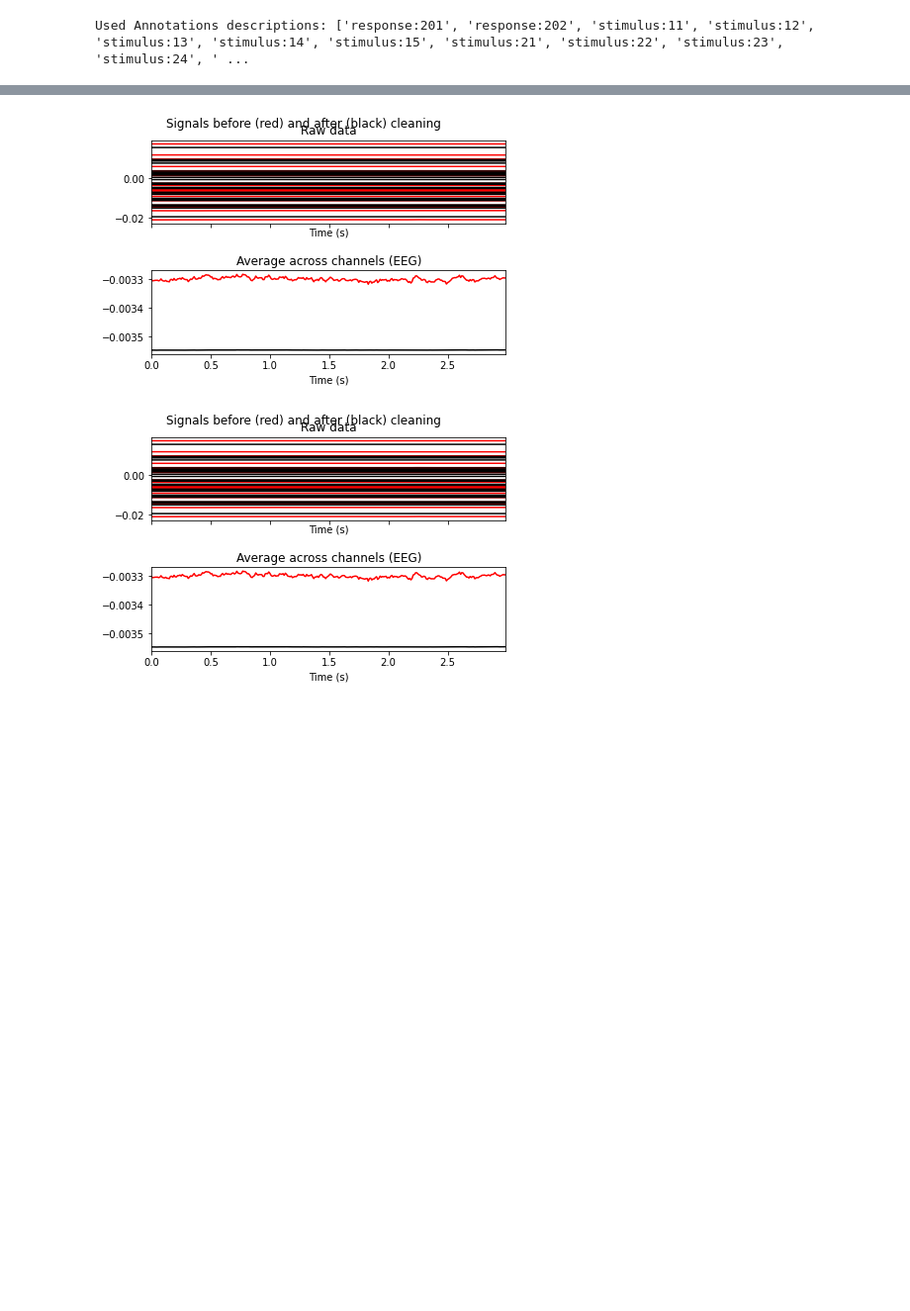
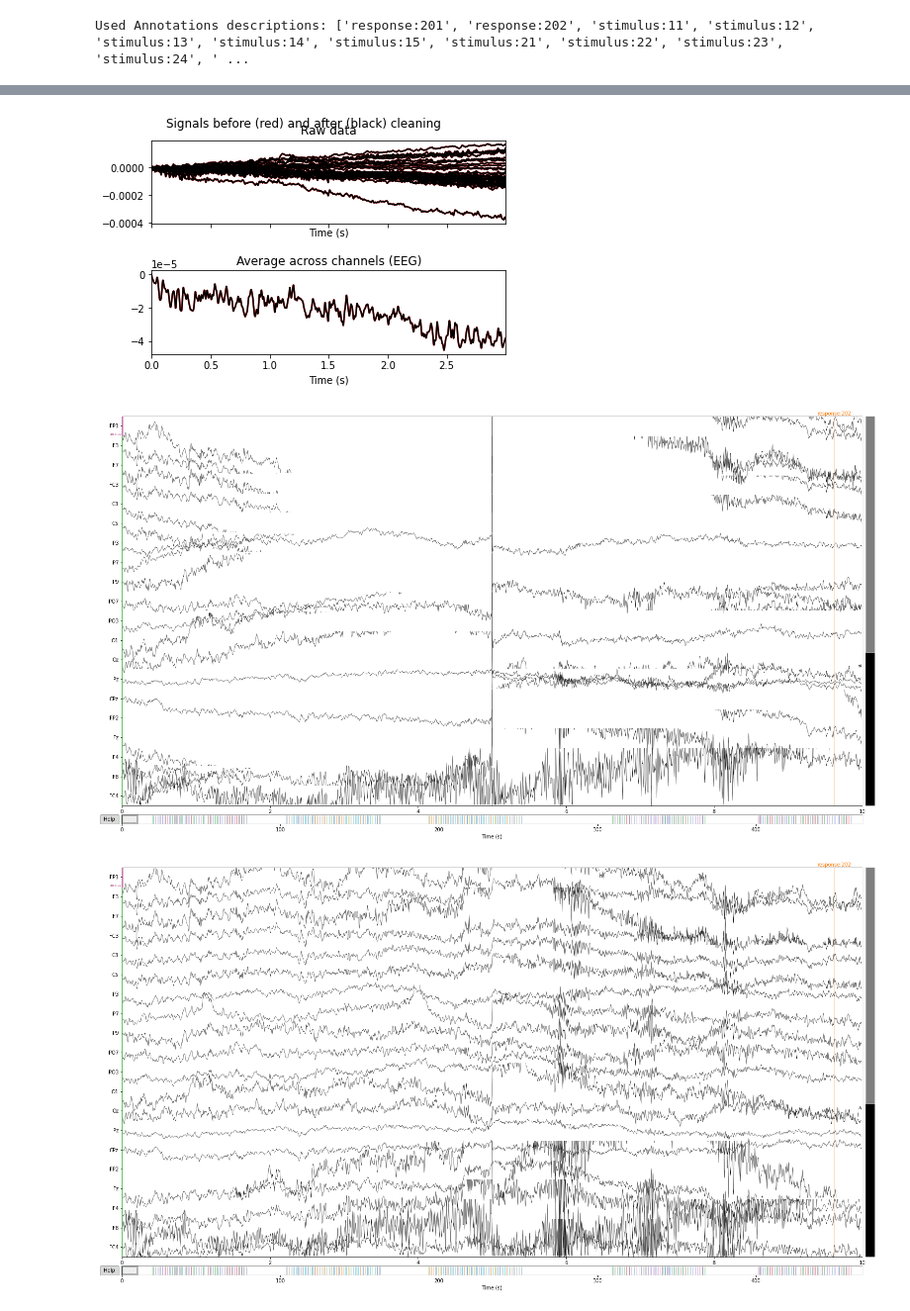
Before and after one commit to christianreiser/EEG_analysis, a Jupyter notebook: semesterproject/semesterproject.ipynb, the cells around one changed output, grey strips where cells are left out. Shown at 99% size. Drawn from its saved outputs; the diff is of its cells as text; code cells hidden in the pictures; blank space fills up the shorter version.

```diff
--- a/semesterproject/semesterproject.ipynb
+++ b/semesterproject/semesterproject.ipynb
@@ -136,7 +221,0 @@ Effective window size : 8.000 (s)
-# %%
-"""
-band-pass filter between 0.1 Hz and 50 Hz, because Acunzo et al., 2012 recommended highp-pass <=1Hz and >40Hz and FIR. 0.75 (mildly) reduces P3 response amplitude
-59 to remove power line atifacts which are at 60 Hz
-"""
-raw_f = raw.copy().filter(0.1,59, fir_design='firwin')
-raw_f.plot_psd(area_mode='range', tmax=10.0, average=False,xscale="log")
@@ -315,8 +301,0 @@ raw.resample(100, npad="auto")
-# %%
-# Generate an ICA object
-ica = mne.preprocessing.ICA(method="fastica")
-
-# fit the ICA on the data
-ica.fit(raw,verbose=True)
-
-ica.plot_components()
@@ -344 +354,16 @@ No baseline correction applied
+# %%
+heartbeat_artefacts = []
+blink_artefacts = []
+eye_movement_artefacts = []
+muscle_artefacts = [] # often non-stationary activity, small ERPs, "square-root spectrum", one electrode?, Yaw, below/behind ear, lowwe back of the head
+other_artefacts = []
+# brain components ideally show strong and clear ERPs, activity stationary over whole experiment, powerspectrum including alpha/beta peak at ~10hz,
+
+exclude = []
+exclude.extend(heartbeat_artefacts)
+exclude.extend(blink_artefacts)
+exclude.extend(eye_movement_artefacts)
+exclude.extend(muscle_artefacts)
+exclude.extend(other_artefacts)
+ica.exclude = exclude
 # %%
@@ -379,10 +402,10 @@ Applying baseline correction (mode: mean)
 # %%
-reconst_raw = raw.copy()
-#ica.apply(reconst_raw,exclude=[1,8,9])
+reconst_raw_f = raw_f.copy()
+ica.apply(reconst_raw_f,exclude=[1,8,9])
 
-#raw.plot()
-#reconst_raw.plot()
-ica.plot_overlay(raw,exclude=[1,8,9])
+raw_f.plot()
+reconst_raw_f.plot()
+ica.plot_overlay(raw_f)#,exclude=[1,8,9]
 # %% [output]
 Transforming to ICA space (30 components)
 Zeroing out 3 ICA components
@@ -389,2 +414,3 @@ Zeroing out 3 ICA components
-[figure, old version]
+[figure, new version]
-[figure, old version]
+[figure, new version]
+[figure, added]
```
Also changed, not shown: parts of 30 cells of this notebook, 2 other files.
